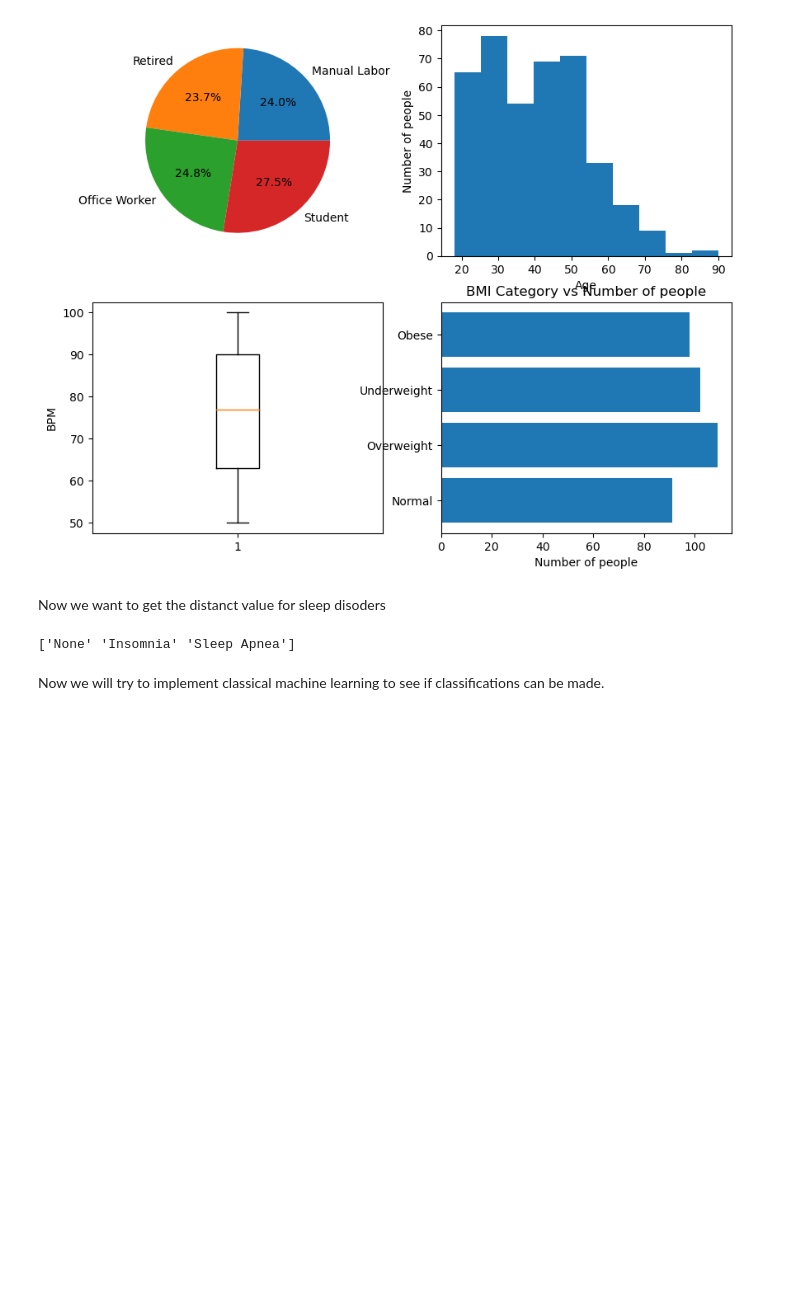
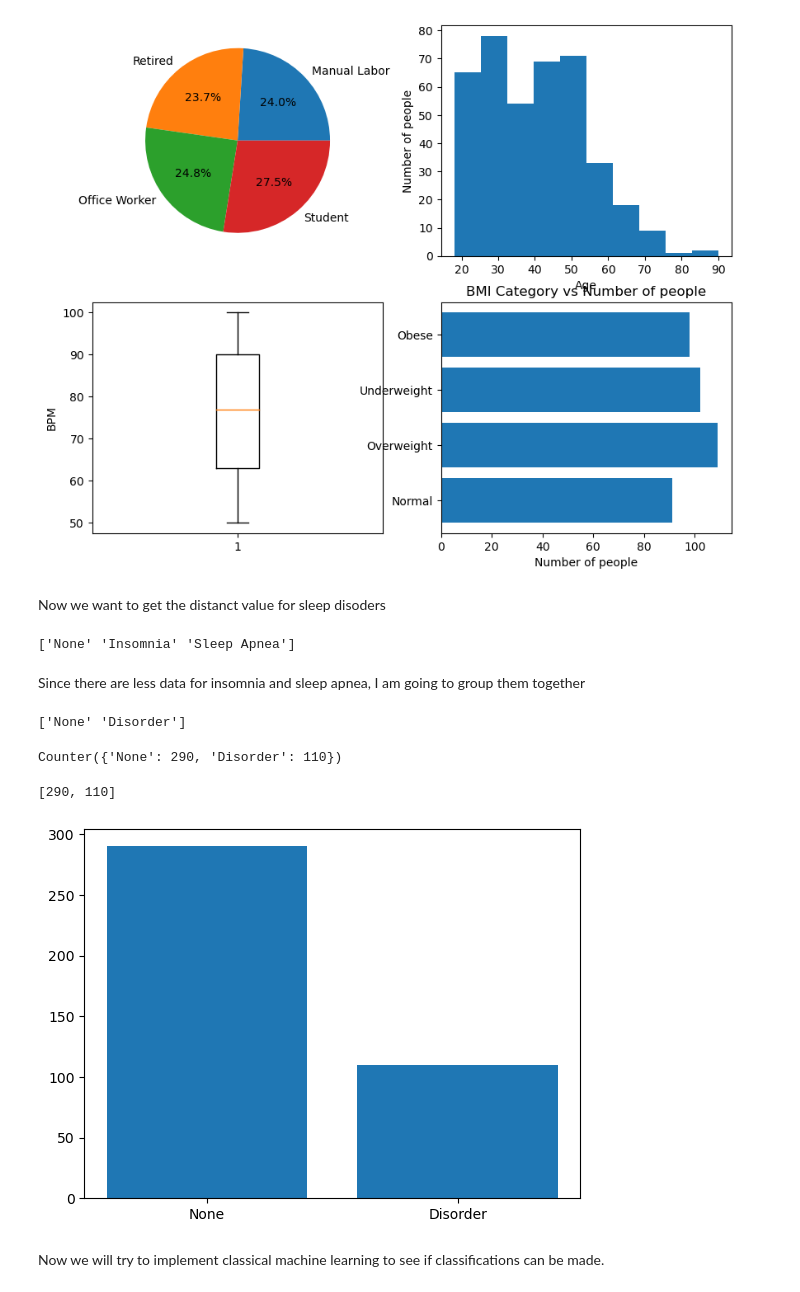
Before and after one commit to BeanMakes/Investigation-on-sleep-disorder, a Jupyter notebook: Sleep disorder Notebook.ipynb, the cells around one changed output. Saved outputs shown, nothing was run; the diff lists cells and outputs as text; code cells hidden in the pictures; blank space fills up the shorter version.

```diff
--- a/Sleep disorder Notebook.ipynb
+++ b/Sleep disorder Notebook.ipynb
@@ -150,6 +152,38 @@ a = df['Sleep Disorder'].unique()
 print(a)
 # %% [output]
 ['None' 'Insomnia' 'Sleep Apnea']
+# %% [markdown]
+Since there are less data for insomnia and sleep apnea, I am going to group them together
+# %%
+df = df.replace('Insomnia', 'Disorder')
+df = df.replace('Sleep Apnea', 'Disorder')
+a = df['Sleep Disorder'].unique()
+print(a)
+# %% [output]
+['None' 'Disorder']
+# %%
+from collections import Counter
+
+classes = df['Sleep Disorder'].tolist()
+
+class_counts = Counter(classes)
+print(class_counts)
+# %% [output]
+Counter({'None': 290, 'Disorder': 110})
+# %%
+fig, ax = plt.subplots()
+
+class_name = ['None', 'Disorder']
+
+class_value = [class_counts["None"],class_counts["Disorder"]]
+print(class_value)
+
+ax.bar(class_name,class_value)
+
+plt.show()
+# %% [output]
+[290, 110]
+[figure, added]
 # %% [markdown]
 Now we will try to implement classical machine learning to see if classifications can be made.
 # %%
```
Also changed, not shown: parts of 14 cells of this notebook.
